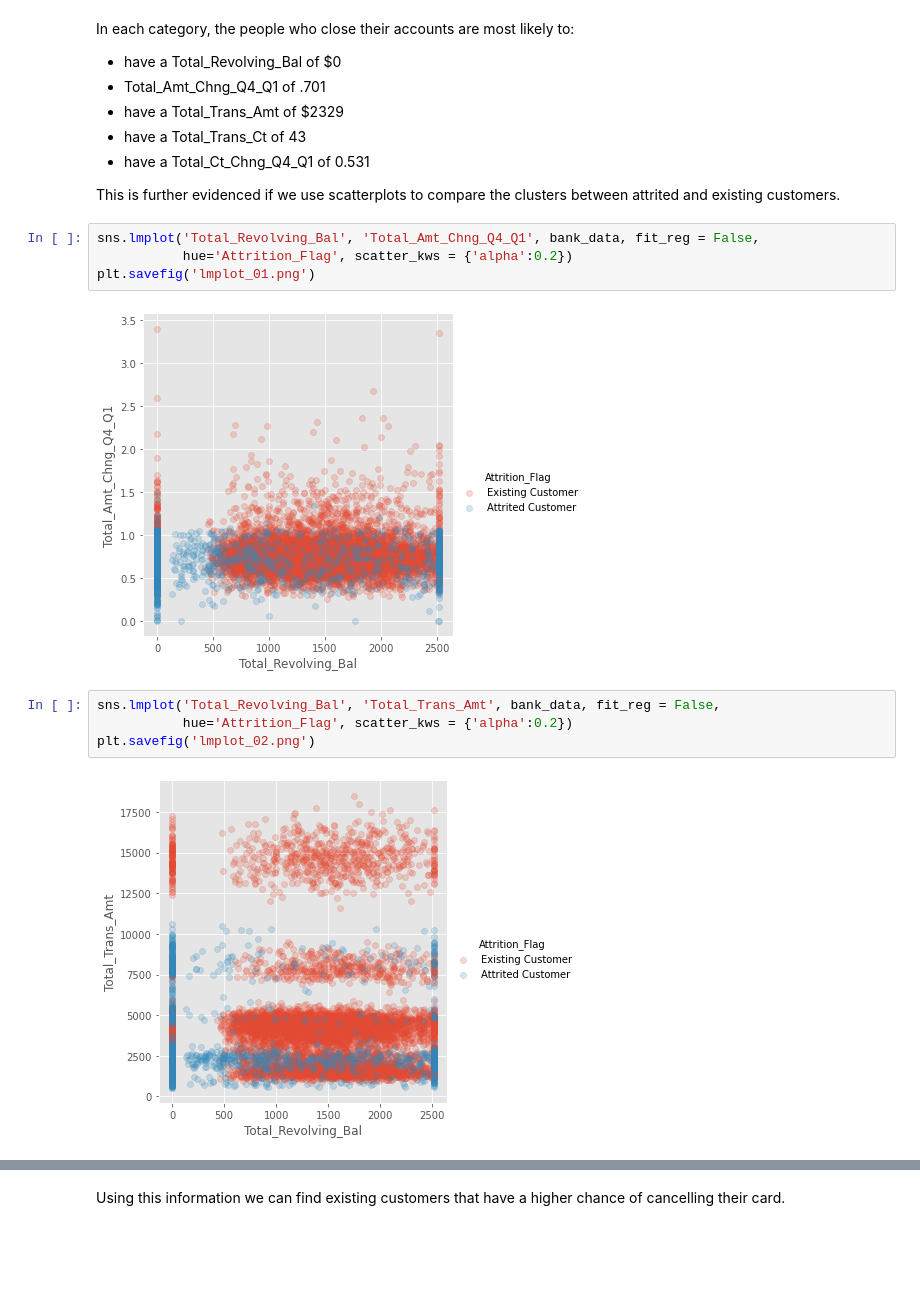
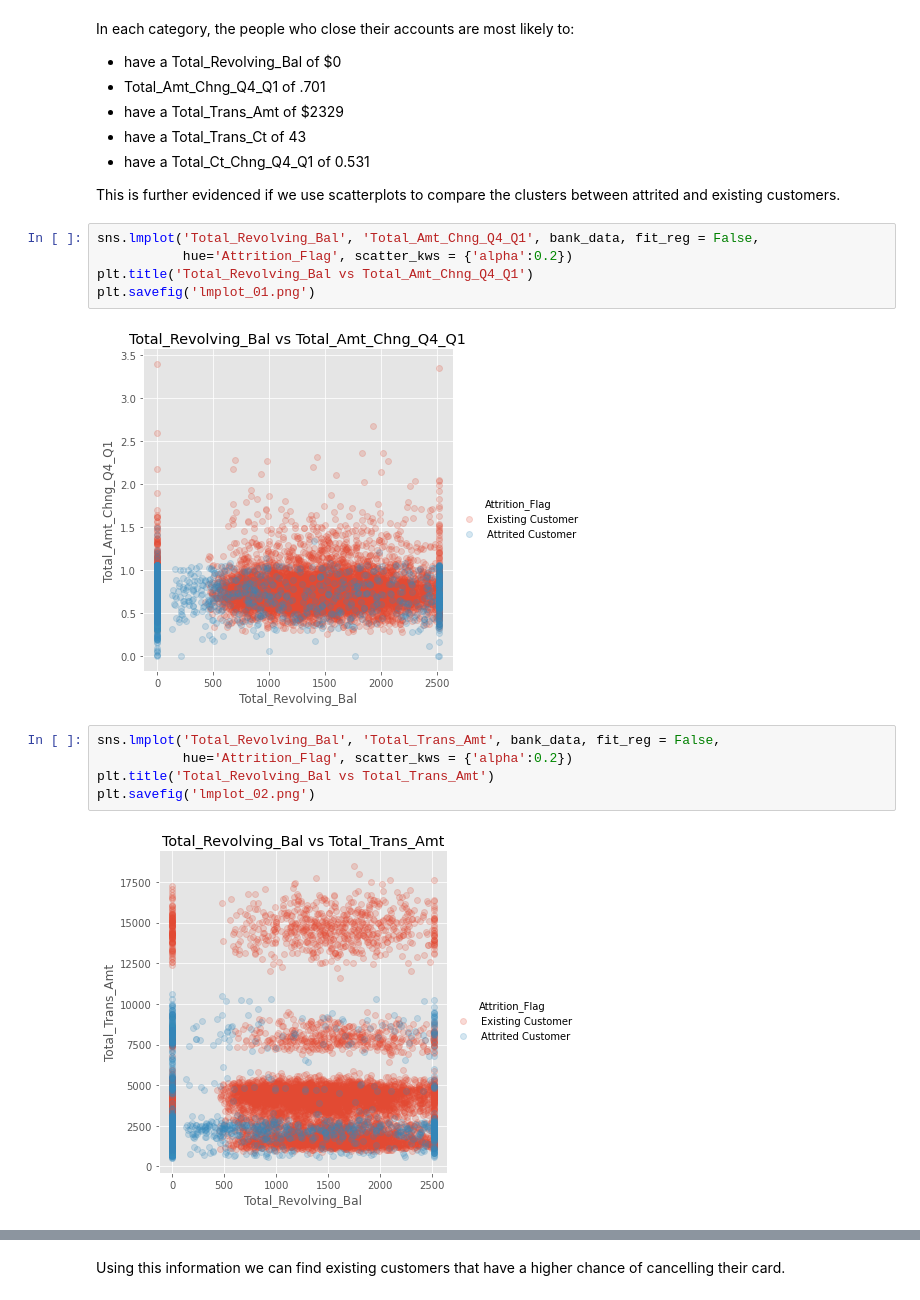
Before and after one commit to nxnlim/Python_Project, a Jupyter notebook: Project_Notebook.ipynb, the cells around one changed output, grey strips where cells are left out. Drawn from its saved outputs; the diff is of its cells as text; blank space fills up the shorter version.

```diff
--- a/Project_Notebook.ipynb
+++ b/Project_Notebook.ipynb
@@ -226,15 +230,17 @@ This is further evidenced if we use scatterplots to compare the clusters between
 # %%
 sns.lmplot('Total_Revolving_Bal', 'Total_Amt_Chng_Q4_Q1', bank_data, fit_reg = False,
            hue='Attrition_Flag', scatter_kws = {'alpha':0.2})
+plt.title('Total_Revolving_Bal vs Total_Amt_Chng_Q4_Q1')
 plt.savefig('lmplot_01.png')
 # %% [output]
-[figure, old version]
+[figure, new version]
 # %%
 sns.lmplot('Total_Revolving_Bal', 'Total_Trans_Amt', bank_data, fit_reg = False,
            hue='Attrition_Flag', scatter_kws = {'alpha':0.2})
+plt.title('Total_Revolving_Bal vs Total_Trans_Amt')
 plt.savefig('lmplot_02.png')
 # %% [output]
-[figure, old version]
+[figure, new version]
 # %%
 sns.lmplot('Total_Revolving_Bal', 'Total_Trans_Ct', bank_data, fit_reg = False,
            hue='Attrition_Flag', scatter_kws = {'alpha':0.2})
```
Also changed, not shown: parts of 18 cells of this notebook, 2 other files.
